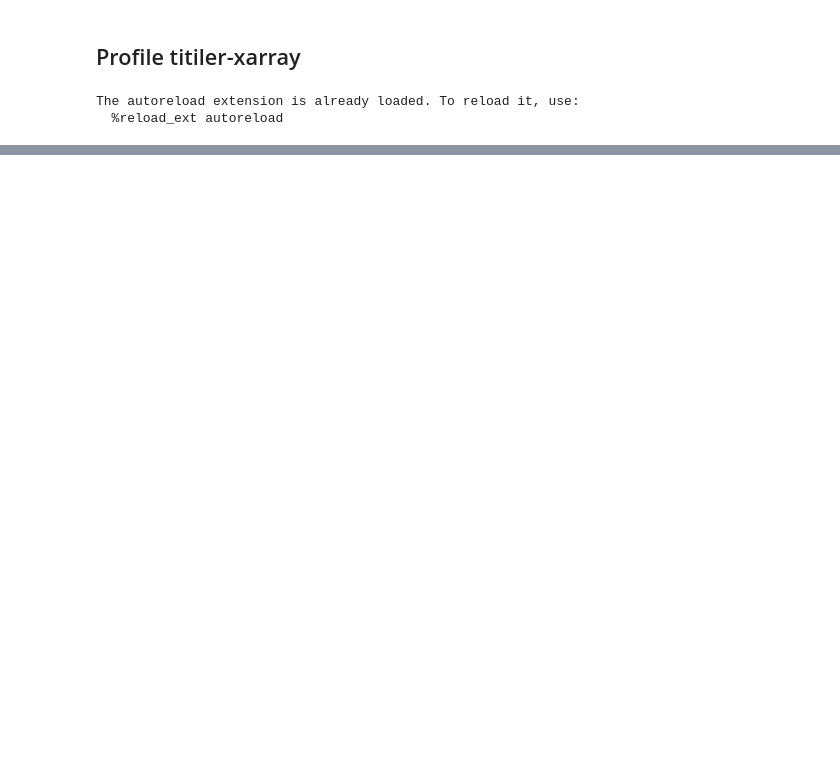
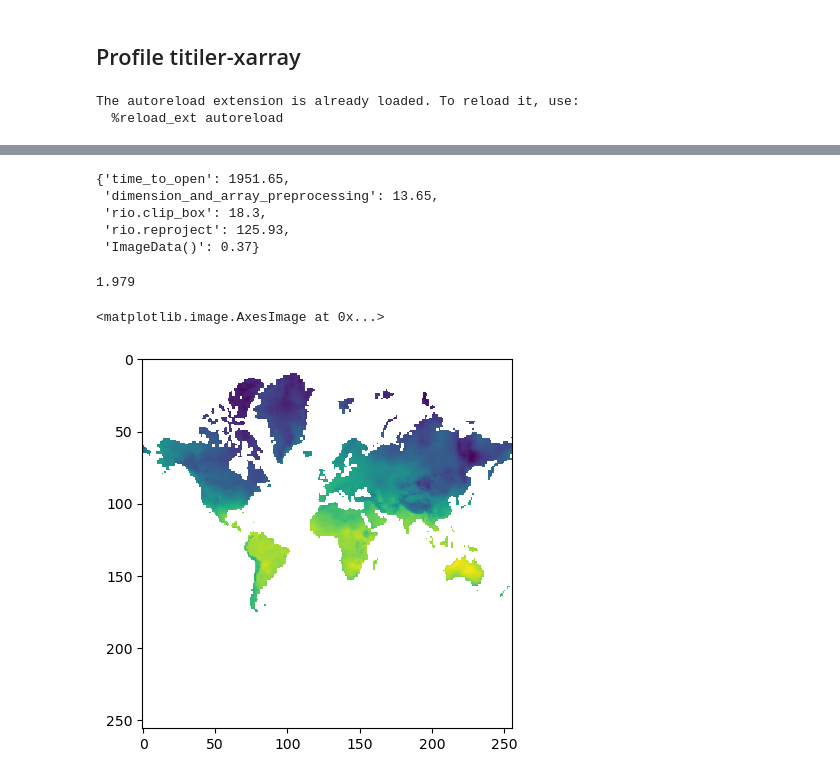
Before and after one commit to developmentseed/tile-benchmarking, a Jupyter notebook: profiling/profile.ipynb, the cells around one changed output, grey strips where cells are left out. Saved outputs shown, nothing was run; the diff lists cells and outputs as text; code cells hidden in the pictures; blank space fills up the shorter version.

```diff
--- a/profiling/profile.ipynb
+++ b/profiling/profile.ipynb
@@ -218,0 +207,27 @@ Time elapsed for creating ImageData: 0.20599
+# %%
+image_and_assets, cprofile = xarray_tile_reader.tile(
+    f"s3://nasa-eodc-data-store/600_1440_1/CMIP6_{temporal_resolution}_{model}_{variable}.zarr",
+    *xyz_tile,
+    anon=False,
+    variable=variable,
+)
+# %%
+image_and_assets[1]
+# %% [output]
+{'time_to_open': 1951.65,
+ 'dimension_and_array_preprocessing': 13.65,
+ 'rio.clip_box': 18.3,
+ 'rio.reproject': 125.93,
+ 'ImageData()': 0.37}
+# %%
+all_times = cprofile_list_to_dict(cprofile['cprofile'][1:6])
+total_time = list(all_times.values())[0]['tottime']
+total_time
+# %% [output]
+1.979
+# %%
+image = image_and_assets[0].data_as_image()
+imshow(image)
+# %% [output]
+<matplotlib.image.AxesImage at 0x...>
+[figure, added]
```
Also changed, not shown: parts of 21 cells of this notebook, 12 other files.
